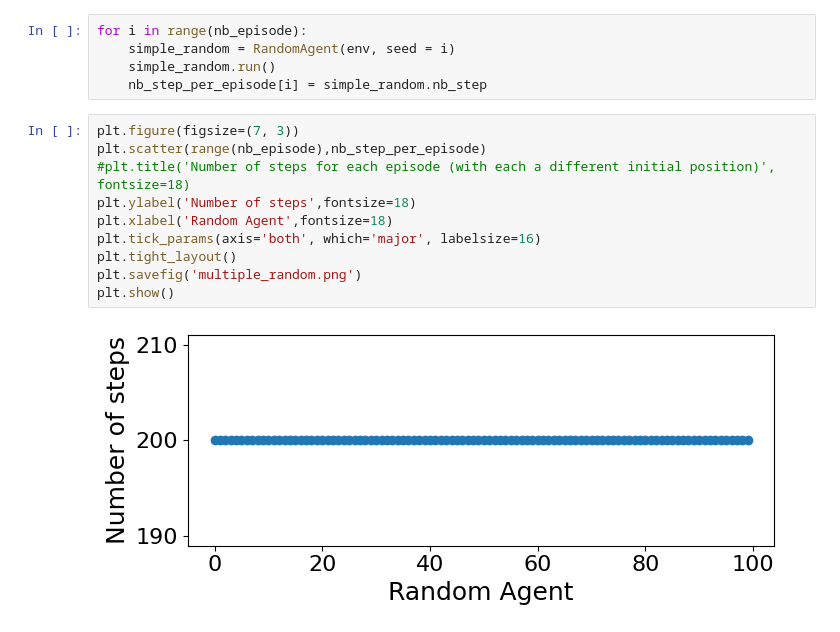
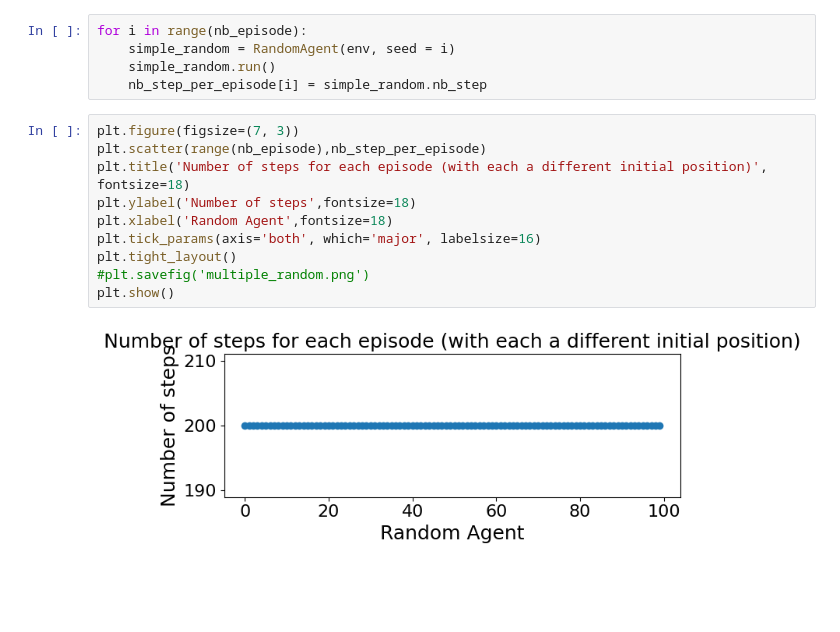
Before and after one commit to schiesser/MontainCar, a Jupyter notebook: Code/RandomAgent.ipynb, the cells around one changed output. Drawn from its saved outputs; the diff is of its cells as text; blank space fills up the shorter version.

Commit message:
final random agent notebook

```diff
--- a/Code/RandomAgent.ipynb
+++ b/Code/RandomAgent.ipynb
@@ -68,12 +68,12 @@ for i in range(nb_episode):
 # %%
 plt.figure(figsize=(7, 3))
 plt.scatter(range(nb_episode),nb_step_per_episode)
-#plt.title('Number of steps for each episode (with each a different initial position)', fontsize=18)
+plt.title('Number of steps for each episode (with each a different initial position)', fontsize=18)
 plt.ylabel('Number of steps',fontsize=18)
 plt.xlabel('Random Agent',fontsize=18)
 plt.tick_params(axis='both', which='major', labelsize=16)
 plt.tight_layout()
-plt.savefig('multiple_random.png')
+#plt.savefig('multiple_random.png')
 plt.show()
 # %% [output]
-[figure, old version]
+[figure, new version]
```
Also changed, not shown: parts of 3 cells of this notebook.
